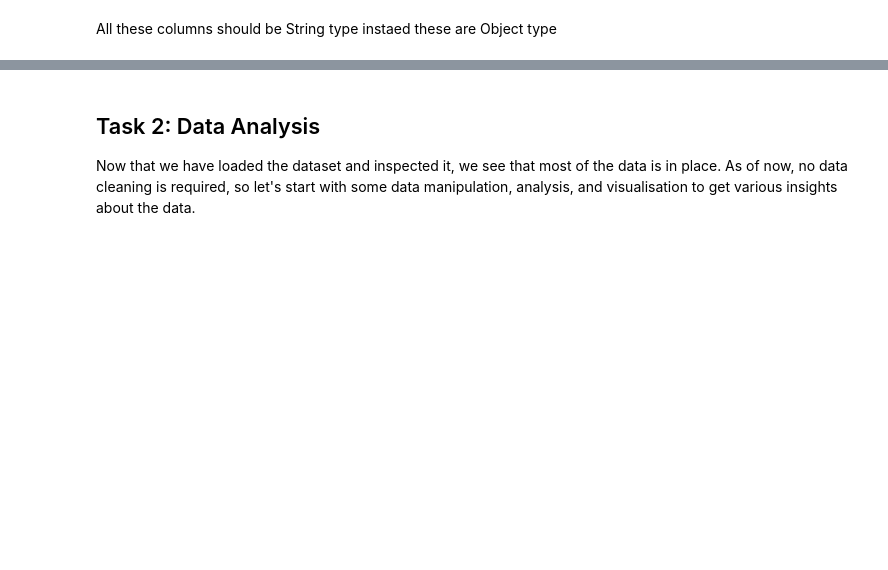
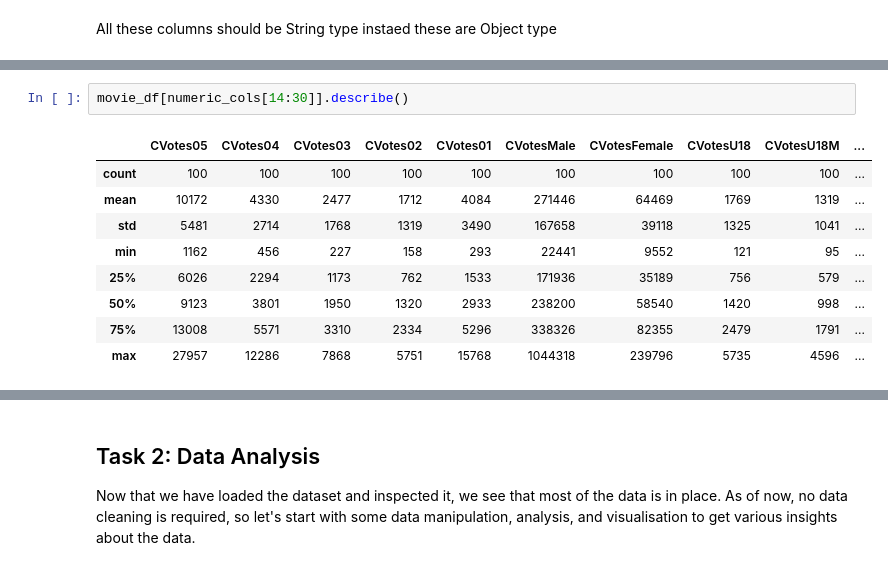
Before and after one commit to Rajesh2015/Logicmojo-AI-ML-Sept25-radash, a Jupyter notebook: EDA/IMDb+Movie+Assignment.ipynb, the cells around one changed output, grey strips where cells are left out. Cells and saved outputs as stored; diff of their text form; blank space fills up the shorter version.

```diff
--- a/EDA/IMDb+Movie+Assignment.ipynb
+++ b/EDA/IMDb+Movie+Assignment.ipynb
@@ -122,0 +137,12 @@ movie_df.describe(include=['int64', 'float64'])
+# %%
+movie_df[numeric_cols[14:30]].describe()
+# %% [output]
+|  | CVotes05 | CVotes04 | CVotes03 | CVotes02 | CVotes01 | CVotesMale | CVotesFemale | CVotesU18 | CVotesU18M | ... |
+| count | 100 | 100 | 100 | 100 | 100 | 100 | 100 | 100 | 100 | ... |
+| mean | 10172 | 4330 | 2477 | 1712 | 4084 | 271446 | 64469 | 1769 | 1319 | ... |
+| std | 5481 | 2714 | 1768 | 1319 | 3490 | 167658 | 39118 | 1325 | 1041 | ... |
+| min | 1162 | 456 | 227 | 158 | 293 | 22441 | 9552 | 121 | 95 | ... |
+| 25% | 6026 | 2294 | 1173 | 762 | 1533 | 171936 | 35189 | 756 | 579 | ... |
+| 50% | 9123 | 3801 | 1950 | 1320 | 2933 | 238200 | 58540 | 1420 | 998 | ... |
+| 75% | 13008 | 5571 | 3310 | 2334 | 5296 | 338326 | 82355 | 2479 | 1791 | ... |
+| max | 27957 | 12286 | 7868 | 5751 | 15768 | 1044318 | 239796 | 5735 | 4596 | ... |
```
Also changed, not shown: parts of 6 cells of this notebook.
